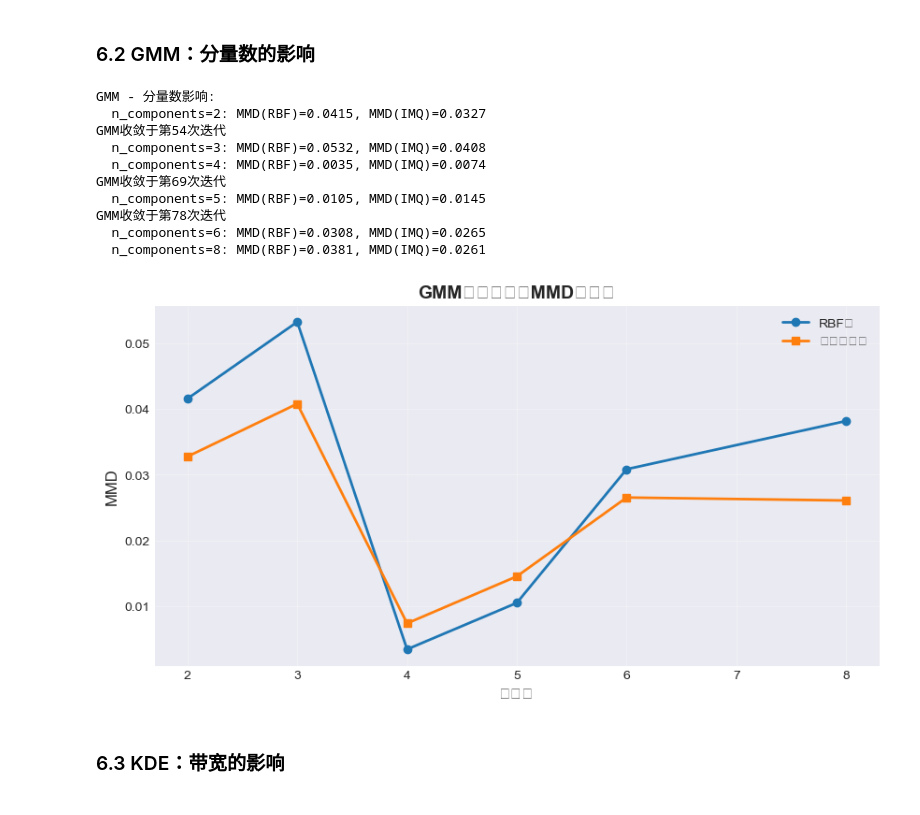
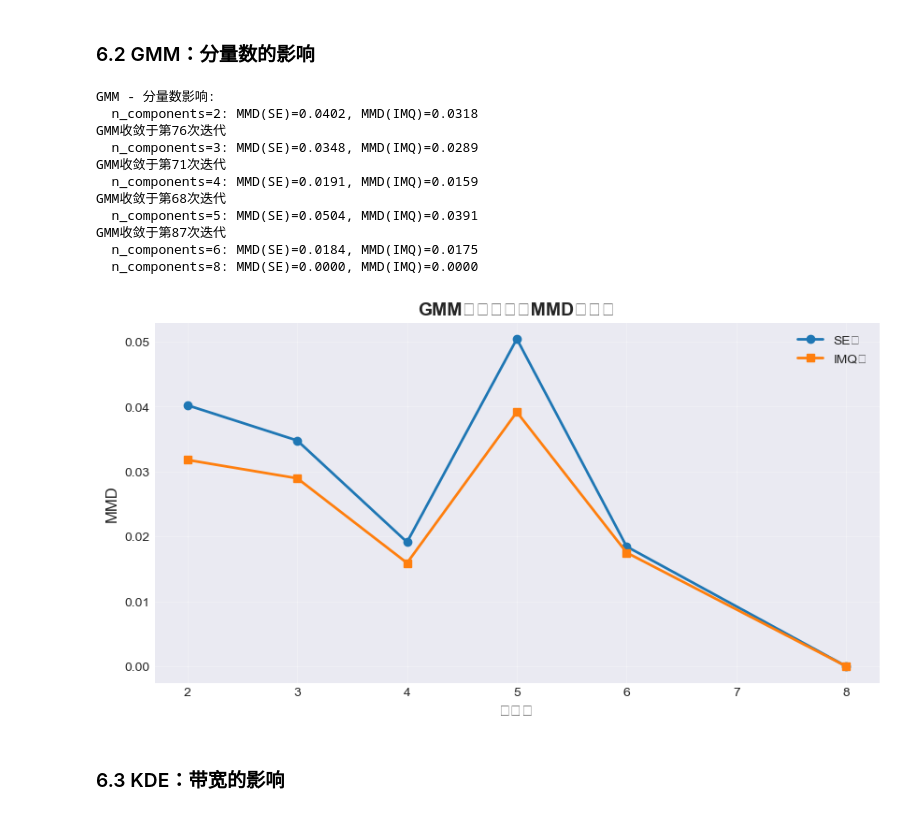
Before and after one commit to sena1818/GNNs, a Jupyter notebook: sheet/sheet_1/Two_Dimensionaldata.ipynb, the cells around one changed output. Cells and saved outputs as stored; diff of their text form; code cells hidden in the pictures.

```diff
--- a/sheet/sheet_1/Two_Dimensionaldata.ipynb
+++ b/sheet/sheet_1/Two_Dimensionaldata.ipynb
@@ -633,19 +635,19 @@ def evaluate_model(model, X_test, n_samples=1000, model_name="Model"):
     X_generated = model.sample(n_samples)
 
     # 计算MMD
-    mmd_rbf = compute_mmd(X_test, X_generated, kernel='rbf', gamma=1.0)
-    mmd_imq = compute_mmd(X_test, X_generated, kernel='imq', c=1.0, beta=0.5)
+    mmd_se = compute_mmd(X_test, X_generated, kernel='se', h=1.0)
+    mmd_imq = compute_mmd(X_test, X_generated, kernel='imq', h=1.0)
 
     results = {
         'model': model_name,
-        'mmd_rbf': mmd_rbf,
+        'mmd_se': mmd_se,
         'mmd_imq': mmd_imq,
         'samples': X_generated
     }
 
     print(f"{model_name}:")
-    print(f"  MMD (RBF核): {mmd_rbf:.4f}")
-    print(f"  MMD (反多二次核): {mmd_imq:.4f}")
+    print(f"  MMD (SE核): {mmd_se:.4f}")
+    print(f"  MMD (IMQ核): {mmd_imq:.4f}")
 
     return results
 # %%
@@ -769,6 +785,7 @@ def plot_density(model, model_name, X_train, ax=None):
     ax.set_title(f'{model_name} - 密度估计', fontsize=14, fontweight='bold')
     ax.set_xlabel('Feature 1')
     ax.set_ylabel('Feature 2')
+    plt.axis('equal')
     ax.legend()
     plt.colorbar(contour, ax=ax, label='密度')
 
@@ -810,7 +827,7 @@ for i, result in enumerate(results):
 
     X_gen = result['samples']
     axes[row, col].scatter(X_gen[:, 0], X_gen[:, 1], alpha=0.6, s=20, c='orange')
-    axes[row, col].set_title(f"{result['model']} - 生成样本\nMMD(RBF)={result['mmd_rbf']:.4f}",
+    axes[row, col].set_title(f"{result['model']} - 生成样本\nMMD(SE)={result['mmd_se']:.4f}",
                             fontsize=12, fontweight='bold')
     axes[row, col].set_xlabel('Feature 1')
     axes[row, col].set_ylabel('Feature 2')
@@ -826,7 +843,7 @@ plt.show()
 ### 6. 超参数影响分析
 # %%
 bin_sizes = [5, 10, 20, 30, 50]
-mmd_results_hist = {'bins': [], 'mmd_rbf': [], 'mmd_imq': []}
+mmd_results_hist = {'bins': [], 'mmd_se': [], 'mmd_imq': []}
 
 print("直方图 - bin数量影响:")
 for n_bins in bin_sizes:
@@ -834,18 +851,18 @@ for n_bins in bin_sizes:
     model.fit(X_train)
     X_gen = model.sample(1000)
 
-    mmd_rbf = compute_mmd(X_test, X_gen, kernel='rbf', gamma=1.0)
-    mmd_imq = compute_mmd(X_test, X_gen, kernel='imq', c=1.0, beta=0.5)
+    mmd_se = compute_mmd(X_test, X_gen, kernel='se', h=1.0)
+    mmd_imq = compute_mmd(X_test, X_gen, kernel='imq', h=1.0)
 
     mmd_results_hist['bins'].append(n_bins)
-    mmd_results_hist['mmd_rbf'].append(mmd_rbf)
+    mmd_results_hist['mmd_se'].append(mmd_se)
     mmd_results_hist['mmd_imq'].append(mmd_imq)
 
-    print(f"  bins={n_bins}: MMD(RBF)={mmd_rbf:.4f}, MMD(IMQ)={mmd_imq:.4f}")
+    print(f"  bins={n_bins}: MMD(SE)={mmd_se:.4f}, MMD(IMQ)={mmd_imq:.4f}")
 
 plt.figure(figsize=(10, 5))
-plt.plot(mmd_results_hist['bins'], mmd_results_hist['mmd_rbf'], 'o-', label='RBF核', linewidth=2)
-plt.plot(mmd_results_hist['bins'], mmd_results_hist['mmd_imq'], 's-', label='反多二次核', linewidth=2)
+plt.plot(mmd_results_hist['bins'], mmd_results_hist['mmd_se'], 'o-', label='SE核', linewidth=2)
+plt.plot(mmd_results_hist['bins'], mmd_results_hist['mmd_imq'], 's-', label='IMQ核', linewidth=2)
 plt.xlabel('Bin数量', fontsize=12)
 plt.ylabel('MMD', fontsize=12)
 plt.title('直方图：Bin数量对MMD的影响', fontsize=14, fontweight='bold')
@@ -869,44 +886,45 @@ plt.show()
 ### 6.2 GMM：分量数的影响
 # %%
 n_components_list = [2, 3, 4, 5, 6, 8]
-mmd_results_gmm = {'n_components': [], 'mmd_rbf': [], 'mmd_imq': []}
+mmd_results_gmm = {'n_components': [], 'mmd_se': [], 'mmd_imq': []}
 
 print("\nGMM - 分量数影响:")
 for n_comp in n_components_list:
     model = GaussianMixtureModel(n_components=n_comp, max_iter=100)
     model.fit(X_train)
     X_gen = model.sample(1000)
 
-    mmd_rbf = compute_mmd(X_test, X_gen, kernel='rbf', gamma=1.0)
-    mmd_imq = compute_mmd(X_test, X_gen, kernel='imq', c=1.0, beta=0.5)
+    mmd_se = compute_mmd(X_test, X_gen, kernel='se', h=1.0)
+    mmd_imq = compute_mmd(X_test, X_gen, kernel='imq', h=1.0)
 
     mmd_results_gmm['n_components'].append(n_comp)
-    mmd_results_gmm['mmd_rbf'].append(mmd_rbf)
+    mmd_results_gmm['mmd_se'].append(mmd_se)
     mmd_results_gmm['mmd_imq'].append(mmd_imq)
 
-    print(f"  n_components={n_comp}: MMD(RBF)={mmd_rbf:.4f}, MMD(IMQ)={mmd_imq:.4f}")
+    print(f"  n_components={n_comp}: MMD(SE)={mmd_se:.4f}, MMD(IMQ)={mmd_imq:.4f}")
 
 plt.figure(figsize=(10, 5))
-plt.plot(mmd_results_gmm['n_components'], mmd_results_gmm['mmd_rbf'], 'o-', label='RBF核', linewidth=2)
-plt.plot(mmd_results_gmm['n_components'], mmd_results_gmm['mmd_imq'], 's-', label='反多二次核', linewidth=2)
+plt.plot(mmd_results_gmm['n_components'], mmd_results_gmm['mmd_se'], 'o-', label='SE核', linewidth=2)
+plt.plot(mmd_results_gmm['n_components'], mmd_results_gmm['mmd_imq'], 's-', label='IMQ核', linewidth=2)
 plt.xlabel('分量数', fontsize=12)
 plt.ylabel('MMD', fontsize=12)
 plt.title('GMM：分量数对MMD的影响', fontsize=14, fontweight='bold')
 plt.legend()
 plt.grid(True, alpha=0.3)
 plt.show()
 # %% [output]
 GMM - 分量数影响:
-  n_components=2: MMD(RBF)=0.0415, MMD(IMQ)=0.0327
-GMM收敛于第54次迭代
-  n_components=3: MMD(RBF)=0.0532, MMD(IMQ)=0.0408
-  n_components=4: MMD(RBF)=0.0035, MMD(IMQ)=0.0074
-GMM收敛于第69次迭代
-  n_components=5: MMD(RBF)=0.0105, MMD(IMQ)=0.0145
-GMM收敛于第78次迭代
-  n_components=6: MMD(RBF)=0.0308, MMD(IMQ)=0.0265
-  n_components=8: MMD(RBF)=0.0381, MMD(IMQ)=0.0261
+  n_components=2: MMD(SE)=0.0402, MMD(IMQ)=0.0318
+GMM收敛于第76次迭代
+  n_components=3: MMD(SE)=0.0348, MMD(IMQ)=0.0289
+GMM收敛于第71次迭代
+  n_components=4: MMD(SE)=0.0191, MMD(IMQ)=0.0159
+GMM收敛于第68次迭代
+  n_components=5: MMD(SE)=0.0504, MMD(IMQ)=0.0391
+GMM收敛于第87次迭代
+  n_components=6: MMD(SE)=0.0184, MMD(IMQ)=0.0175
+  n_components=8: MMD(SE)=0.0000, MMD(IMQ)=0.0000
-[figure, old version]
+[figure, new version]
 # %% [markdown]
 ### 6.3 KDE：带宽的影响
 # %%
```
Also changed, not shown: parts of 10 cells of this notebook.
